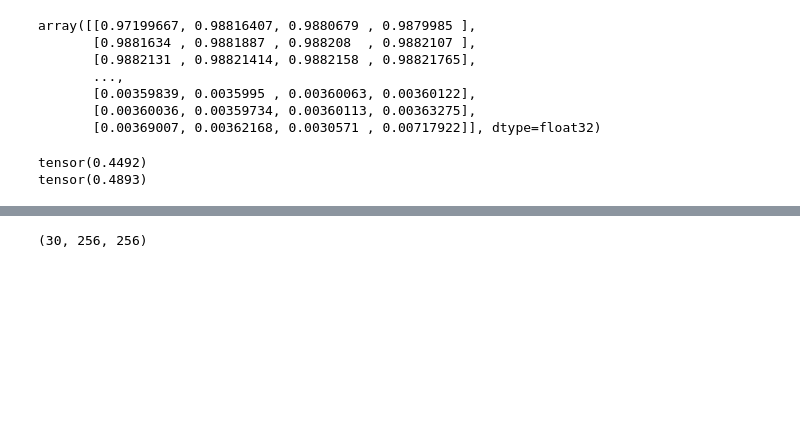
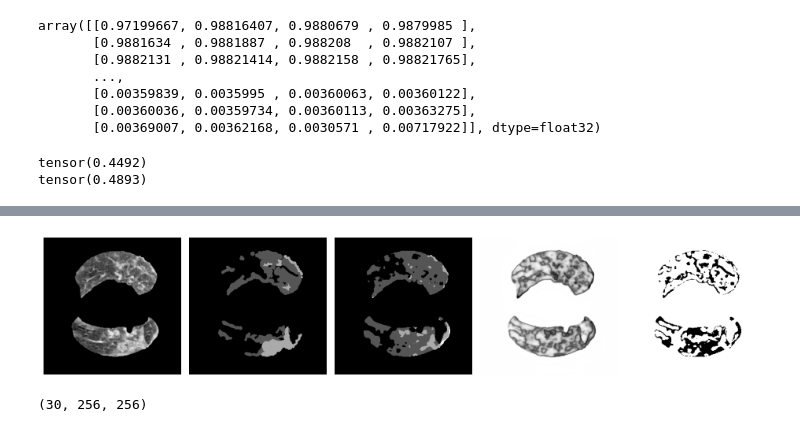
Before and after one commit to vlasakjiri/uncertainty-estimations, a Jupyter notebook: segmentation-covid19.ipynb, the cells around one changed output, grey strips where cells are left out. Drawn from its saved outputs; the diff is of its cells as text; code cells hidden in the pictures; blank space fills up the shorter version.

```diff
--- a/segmentation-covid19.ipynb
+++ b/segmentation-covid19.ipynb
@@ -235,3 +241,22 @@ axs[2].imshow(labels[2], cmap="gray", vmax=3)
+# %%
+idx = 3
+fig, axs = plt.subplots(1, 5, figsize=(13,8))
+axs[0].imshow(data_test[idx][0].squeeze(0), cmap="gray")
+axs[0].axis("off")
+axs[1].imshow(labels[idx], cmap="gray", vmax=3)
+axs[1].axis("off")
+axs[2].imshow(progress_ensemble.predictions[idx], cmap="gray", vmax=3)
+axs[2].axis("off")
+axs[3].imshow(progress_ensemble.logits.max(axis=1)[idx], cmap="gray")
+axs[3].axis("off")
+
+axs[4].imshow(progress_ensemble.predictions[idx] == labels[idx].numpy(), cmap="gray")
+axs[4].axis("off")
+plt.tight_layout()
+
+plt.savefig("figures/covid19-examples-ensemble.pdf")
+# %% [output]
+[figure, added]
 # %%
 progress_ensemble.predictions.shape
 # %% [output]
```
Also changed, not shown: parts of 9 cells of this notebook, 4 other files.
